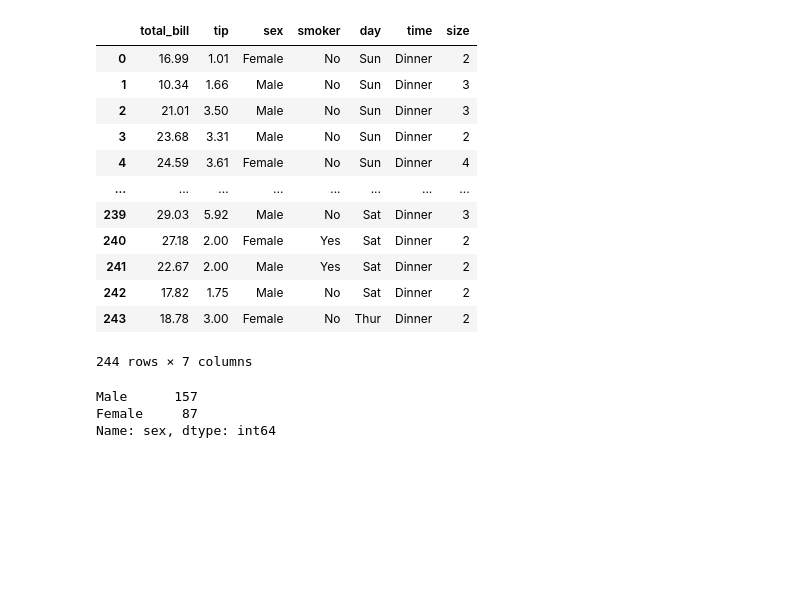
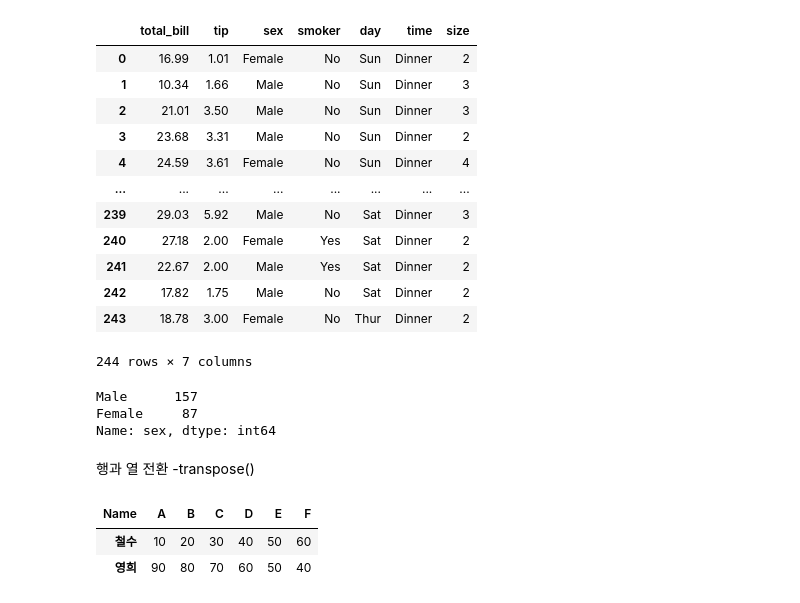
Before and after one commit to Jake0925/Pandas, a Jupyter notebook: Pandas2.ipynb, the cells around one changed output. Cells and saved outputs as stored; diff of their text form; code cells hidden in the pictures; blank space fills up the shorter version.

```diff
--- a/Pandas2.ipynb
+++ b/Pandas2.ipynb
@@ -154,3 +154,22 @@ data.sex.value_counts()
 Male      157
 Female     87
 Name: sex, dtype: int64
+# %% [markdown]
+행과 열 전환 -transpose()
+# %%
+import pandas as pd
+df = pd.DataFrame({
+    'Name': ['A','B','C','D','E','F'],
+    '철수':[10,20,30,40,50,60],
+    '영희':[90,80,70,60,50,40]
+  })
+
+#이름 열을 인덱스로 지정
+df.set_index('Name', inplace=True)
+
+df = df.transpose()
+df
+# %% [output]
+| Name | A | B | C | D | E | F |
+| 철수 | 10 | 20 | 30 | 40 | 50 | 60 |
+| 영희 | 90 | 80 | 70 | 60 | 50 | 40 |
```
Also changed, not shown: parts of 2 cells of this notebook.
